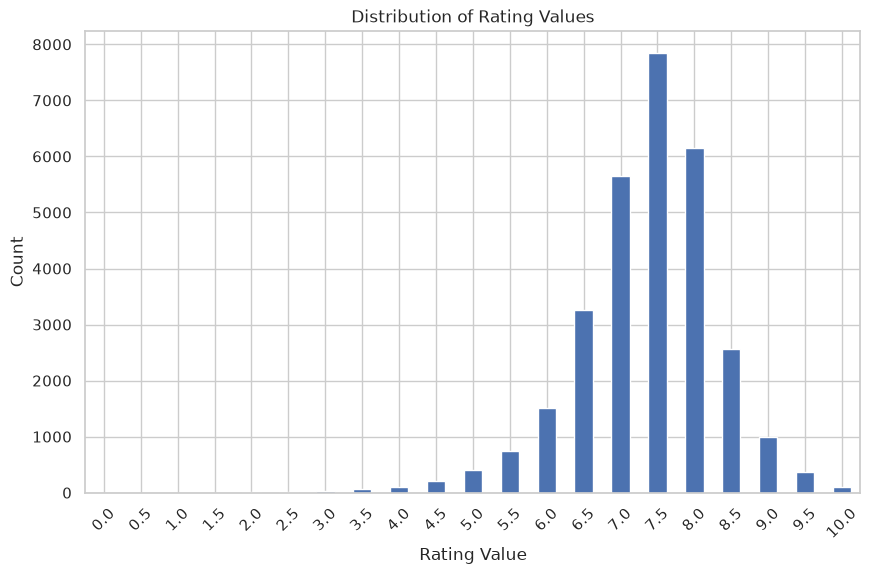
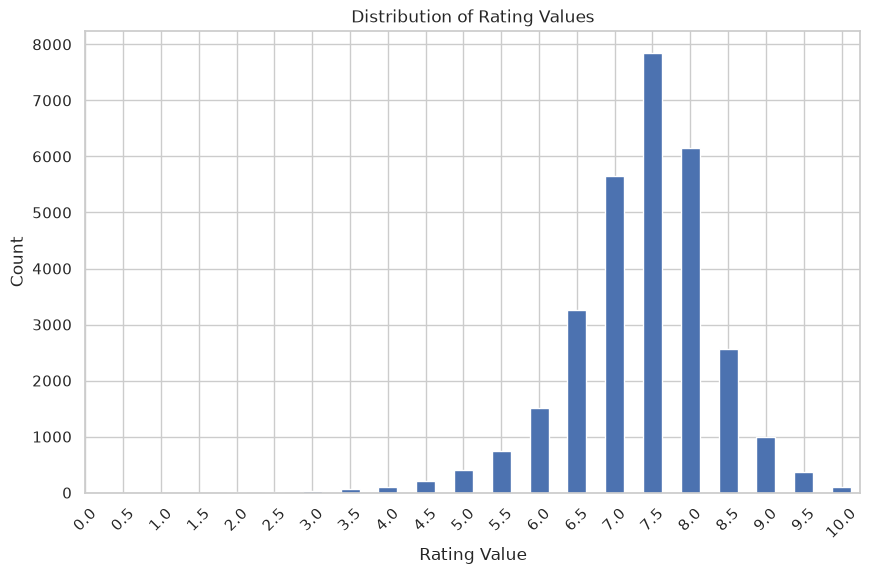
The notebook cell's code change between the first figure and the second:
--- before
+++ after
@@ -10,4 +10,5 @@
 ax.tick_params(axis='x', rotation=45)
 ax.set(xlabel='Rating Value', ylabel='Count', title='Distribution of Rating Values');
+ax.set_xlim(left=0)  # bars are left-skewed; drop the default half-bar margin below 0
 plt.show()  
 

Commit: Complete README and add scraping-cap analysis to limitations notebook